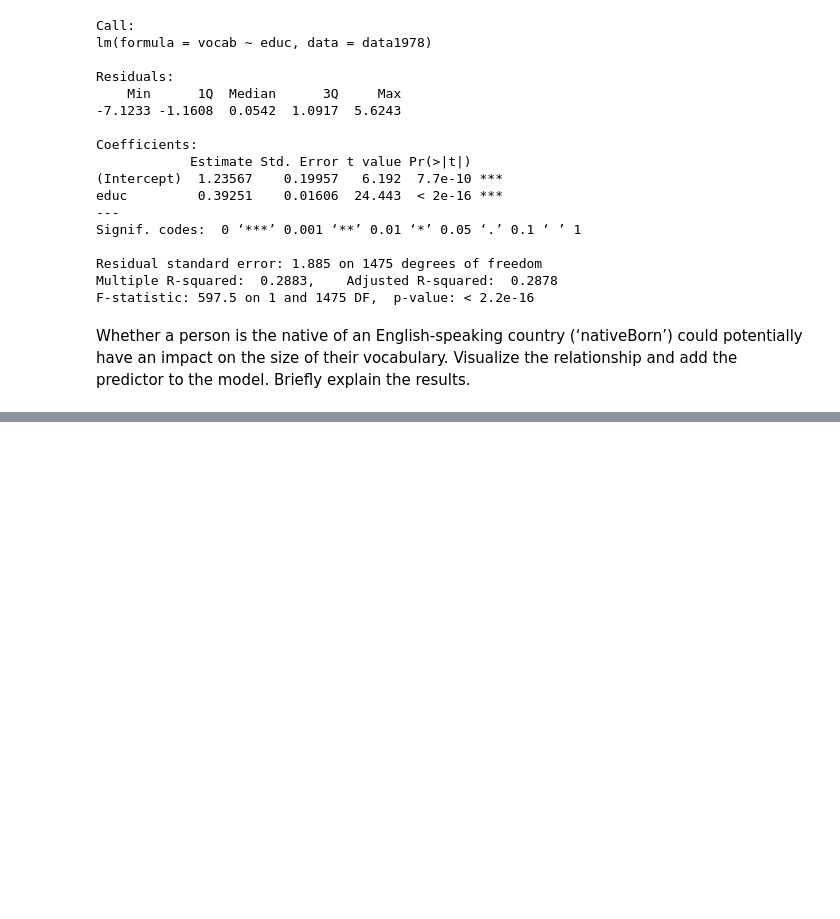
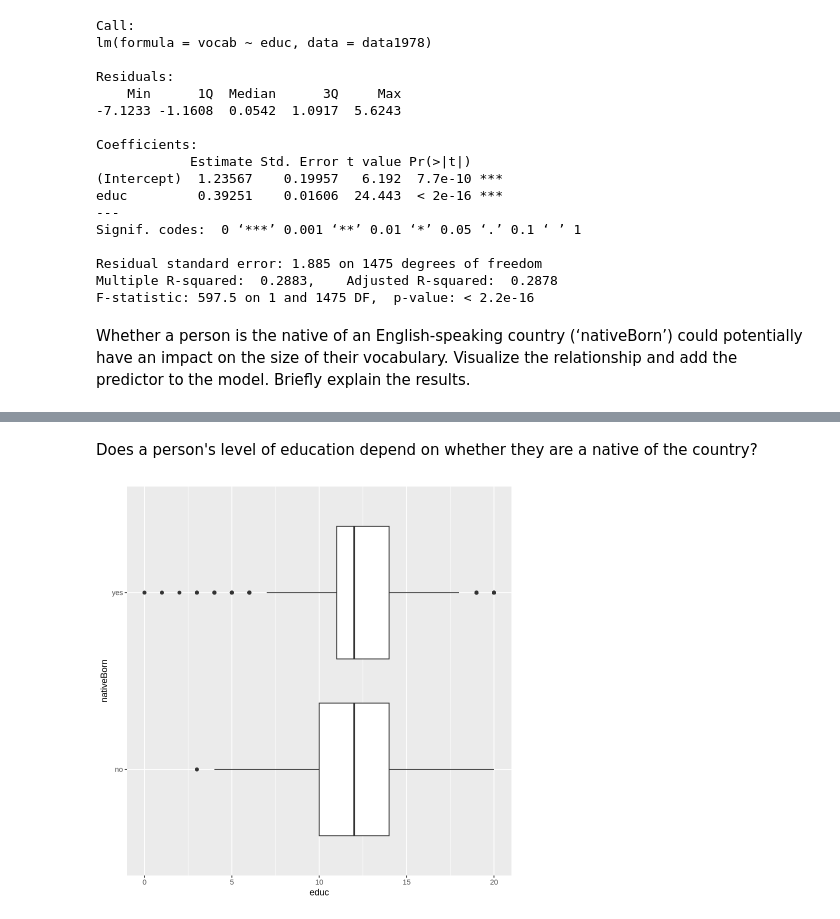
Before and after one commit to LiseFalden/CulturalDataScience, a Jupyter notebook: Assignment 2.ipynb, the cells around one changed output, grey strips where cells are left out. Saved outputs shown, nothing was run; the diff lists cells and outputs as text; code cells hidden in the pictures; blank space fills up the shorter version.

```diff
--- a/Assignment 2.ipynb
+++ b/Assignment 2.ipynb
@@ -190,0 +211,9 @@ The results indicate that native born people have a higher vocab score mean than
+# %% [markdown]
+Does  a  person's  level  of  education  depend  on  whether they  are  a  native  of  the  country?
+# %%
+ggplot(data1978,
+       aes(x = educ,
+           y = nativeBorn)) +
+geom_boxplot()
+# %% [output]
+[figure, added]
```
Also changed, not shown: parts of 16 cells of this notebook.
